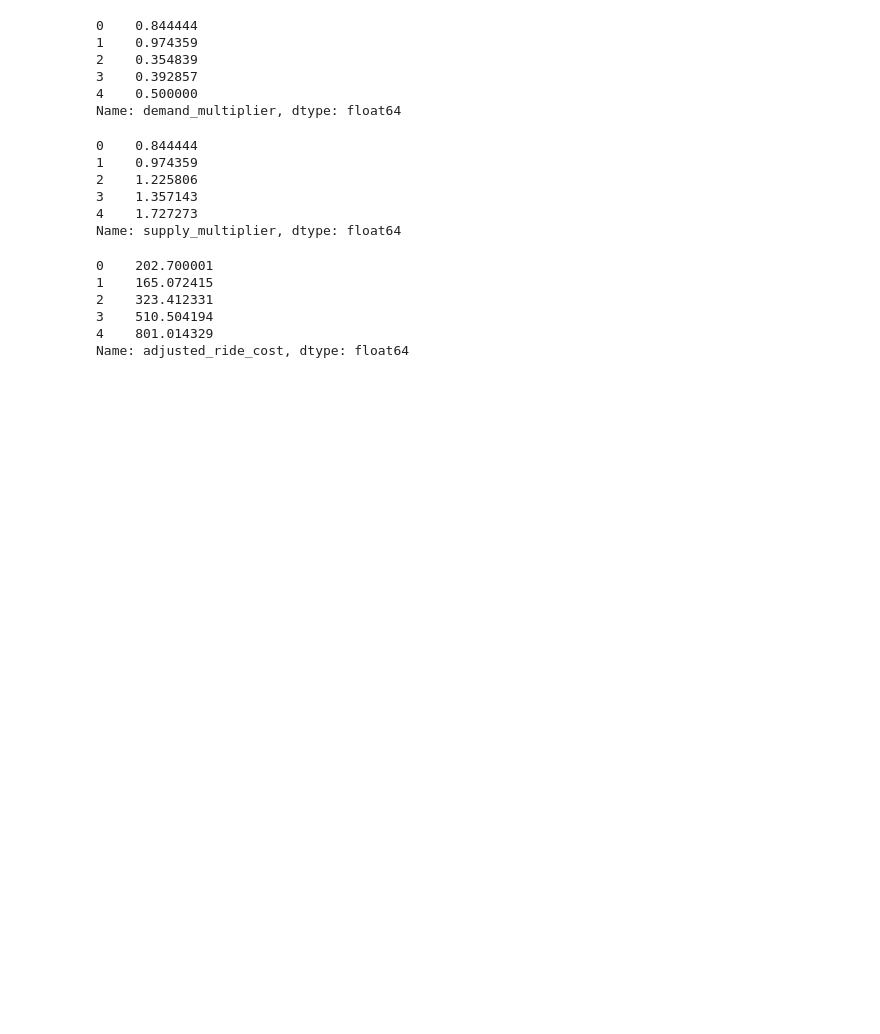
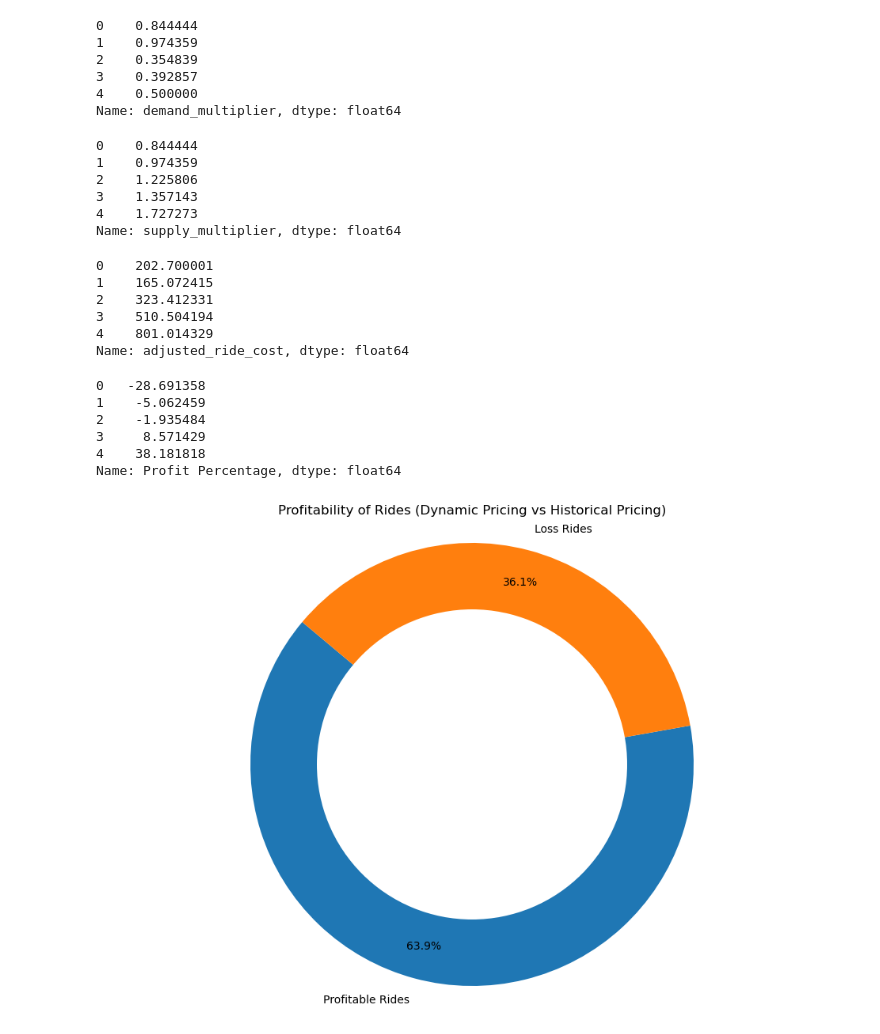
Before and after one commit to richardwarepam16/Case-Studies-DataAnalytics, a Jupyter notebook: dynamicPricing/analysis.ipynb, the cells around one changed output. Cells and saved outputs as stored; diff of their text form; code cells hidden in the pictures; blank space fills up the shorter version.

```diff
--- a/dynamicPricing/analysis.ipynb
+++ b/dynamicPricing/analysis.ipynb
@@ -150,3 +150,37 @@ df['adjusted_ride_cost'].head()
 3    510.504194
 4    801.014329
 Name: adjusted_ride_cost, dtype: float64
+# %%
+df['Profit Percentage'] = ((df['adjusted_ride_cost'] - df['Historical_Cost_of_Ride']) / df['Historical_Cost_of_Ride']) * 100
+# %%
+df['Profit Percentage'].head()
+# %% [output]
+0   -28.691358
+1    -5.062459
+2    -1.935484
+3     8.571429
+4    38.181818
+Name: Profit Percentage, dtype: float64
+# %%
+profitable_rides = df[df['Profit Percentage'] > 0]
+loss_rides = df[df['Profit Percentage'] < 0]
+# %%
+profitable_count = len(profitable_rides)
+loss_count = len(loss_rides)
+# %%
+labels = ['Profitable Rides', 'Loss Rides']
+values = [profitable_count, loss_count]
+# %%
+plt.figure(figsize=(12,8))
+plt.pie(values, labels=labels, autopct= '%1.1f%%', startangle= 140, pctdistance= 0.85)
+plt.title('Profitability of Rides (Dynamic Pricing vs Historical Pricing)')
+
+centre_circle = plt.Circle((0,0), 0.70, fc = 'white')
+fig = plt.gcf()
+fig.gca().add_artist(centre_circle)
+
+plt.axis('equal')
+
+plt.show()
+# %% [output]
+[figure, added]
```
Also changed, not shown: parts of 1 cell of this notebook.
